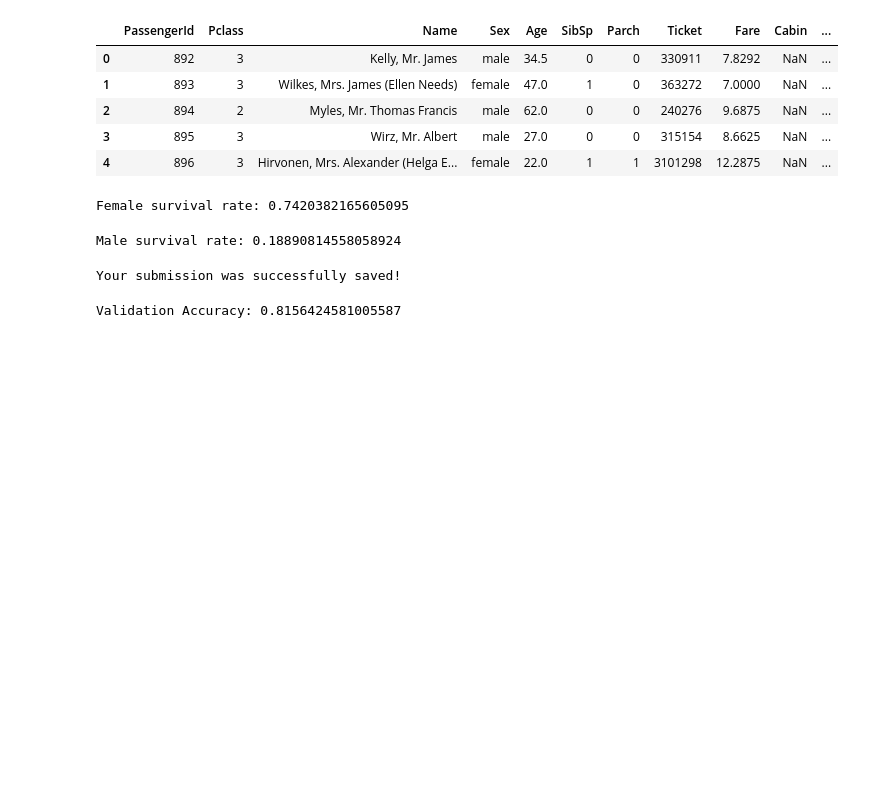
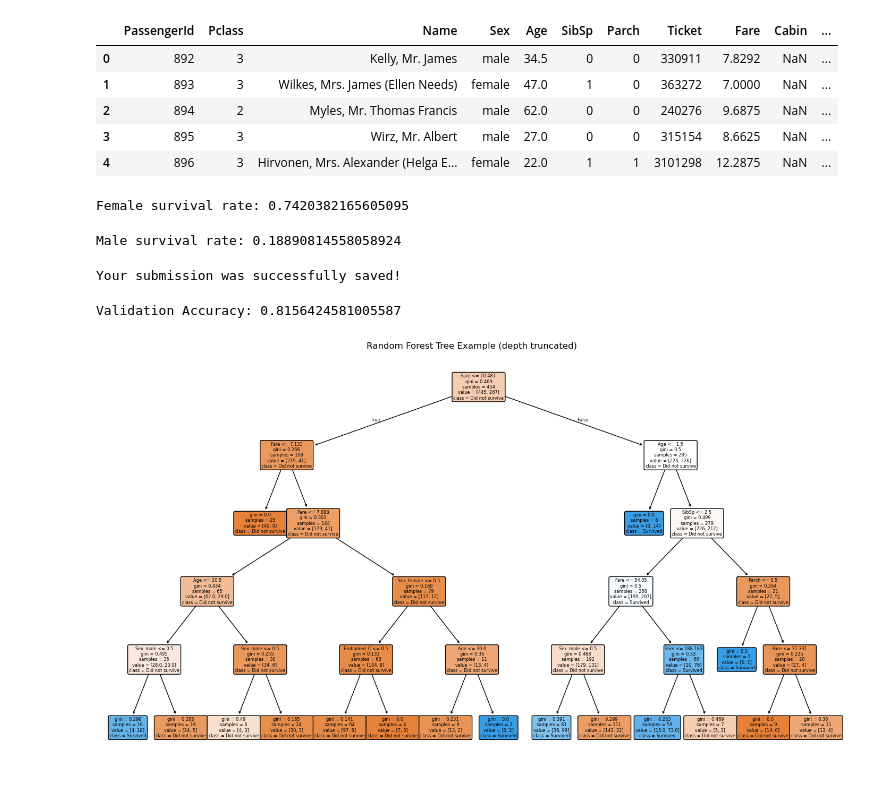
Before and after one commit to SarasinJ/kaggle-titanic, a Jupyter notebook: notebooks/getting_started.ipynb, the cells around one changed output. Saved outputs shown, nothing was run; the diff lists cells and outputs as text; code cells hidden in the pictures; blank space fills up the shorter version.

```diff
--- a/notebooks/getting_started.ipynb
+++ b/notebooks/getting_started.ipynb
@@ -79,3 +79,20 @@ val_predictions = model.predict(X_val)
 print(f'Validation Accuracy: {accuracy_score(y_val, val_predictions)}')
 # %% [output]
 Validation Accuracy: 0.8156424581005587
+# %%
+from sklearn.tree import plot_tree
+import matplotlib.pyplot as plt
+
+plt.figure(figsize=(18, 10))
+plot_tree(
+    model.estimators_[0],
+    feature_names=X.columns.tolist()    ,
+    class_names=['Did not survive', 'Survived'],
+    filled=True,
+    rounded=True,
+    max_depth=5
+)
+plt.title('Random Forest Tree Example (depth truncated)')
+plt.show()
+# %% [output]
+[figure, added]
```
